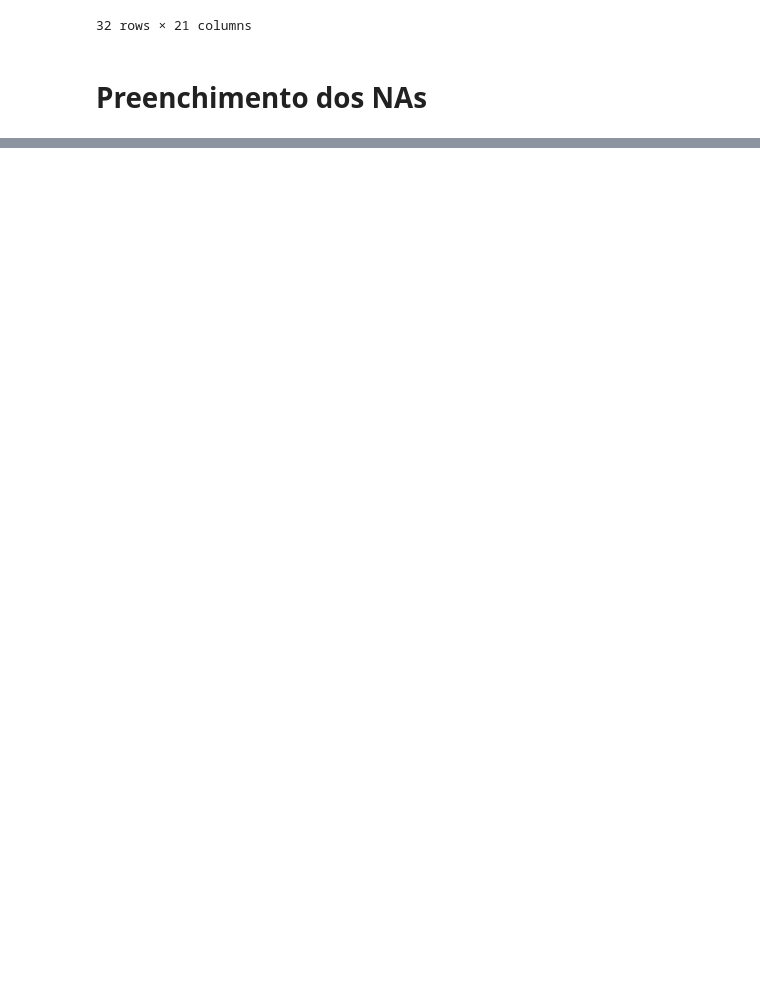
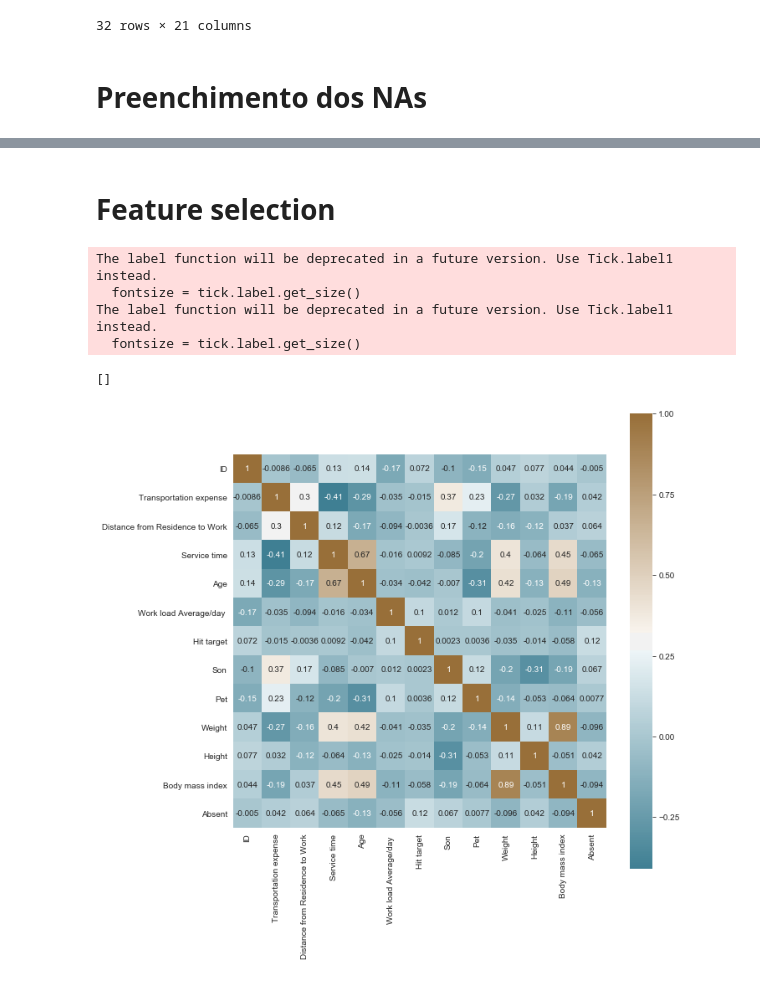
Before and after one commit to MelhorQueSVN/AEC, a Jupyter notebook: TP2/TP2.ipynb, the cells around one changed output, grey strips where cells are left out. Drawn from its saved outputs; the diff is of its cells as text; code cells hidden in the pictures; blank space fills up the shorter version.

```diff
--- a/TP2/TP2.ipynb
+++ b/TP2/TP2.ipynb
@@ -307,0 +345,12 @@ NameError: name 'KNN' is not defined
+# %%
+for i in numerical:
+    # Retiramos o quartil 25 e 75 da feature i
+    q75, q25 = np.percentile(train[i], [75,25])
+    # Calculamos o interquartil
+    iqr = q75 - q25
+    # Calculamos os extremos
+    minimum = q25 - (iqr*1.5)
+    maximum = q75 + (iqr*1.5)
+    # Substituimos os outliers por NA
+    train.loc[train[i]< minimum,i] = np.nan
+    train.loc[train[i]> maximum,i] = np.nan
@@ -307,0 +362,3 @@ NameError: name 'KNN' is not defined
+# %%
+# Testar depois com os outros imputes definidos
+train = impute_median_mode(train)
@@ -307,0 +391,27 @@ NameError: name 'KNN' is not defined
+# %% [markdown]
+# Feature selection
+# %%
+#Dataframe com todas as features numéricas com o Absent
+df_corr = train.loc[:,["ID","Transportation expense","Distance from Residence to Work","Service time",
+             "Age","Work load Average/day ","Hit target",
+             "Son","Pet","Weight","Height","Body mass index","Absent"]]
+# %%
+#Check for multicollinearity using corelation graph
+#Set the width and hieght of the plot
+f, ax = plt.subplots(figsize=(10, 10))
+
+#Generate correlation matrix
+corr = df_corr.corr()
+
+#Plot using seaborn library
+sns.heatmap(corr, mask=np.zeros_like(corr, dtype=np.bool),
+            cmap=sns.diverging_palette(220, 50, as_cmap=True),
+            square=True, ax=ax, annot = True)
+plt.plot()
+# %% [output]
+The label function will be deprecated in a future version. Use Tick.label1 instead.
+  fontsize = tick.label.get_size()
+The label function will be deprecated in a future version. Use Tick.label1 instead.
+  fontsize = tick.label.get_size()
+[]
+[figure, added]
```
Also changed, not shown: parts of 29 cells of this notebook.
